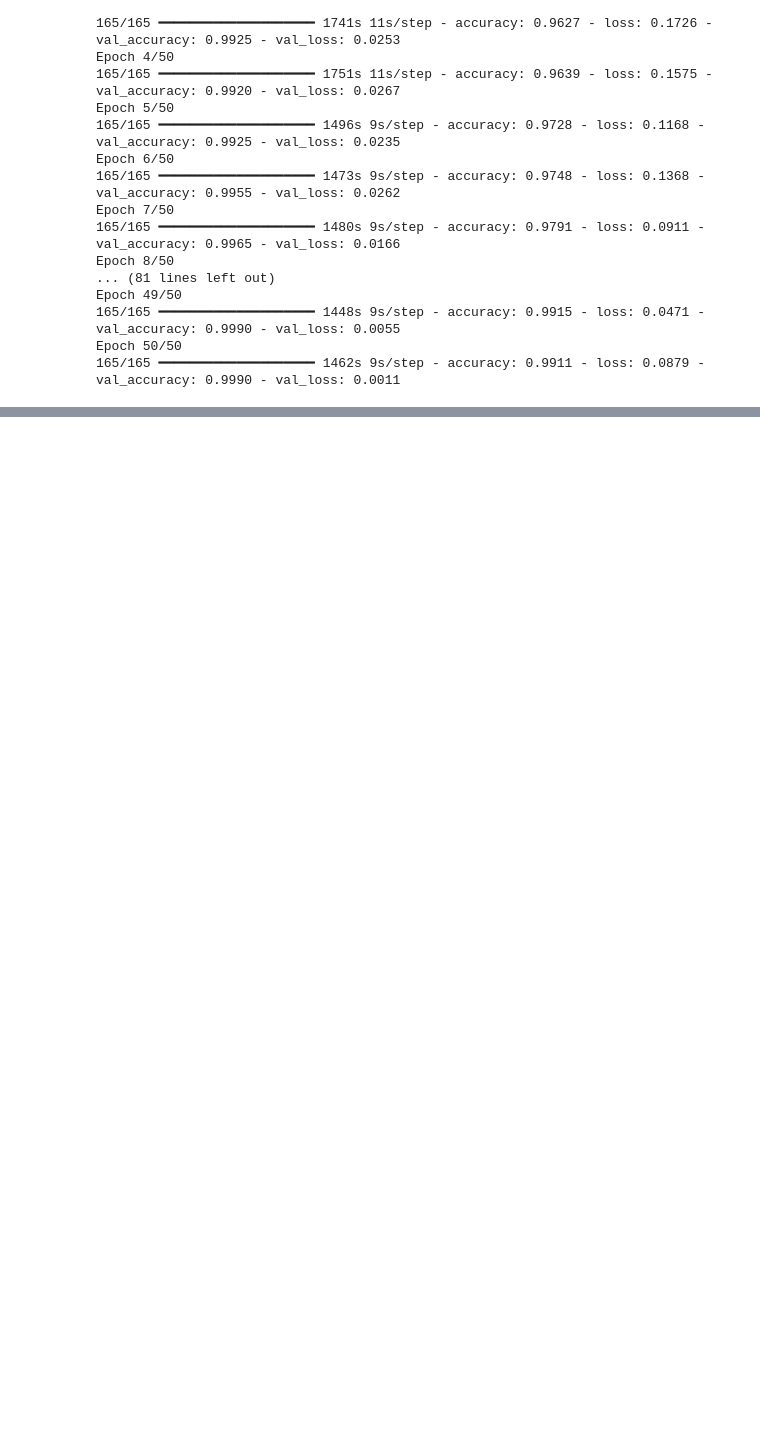
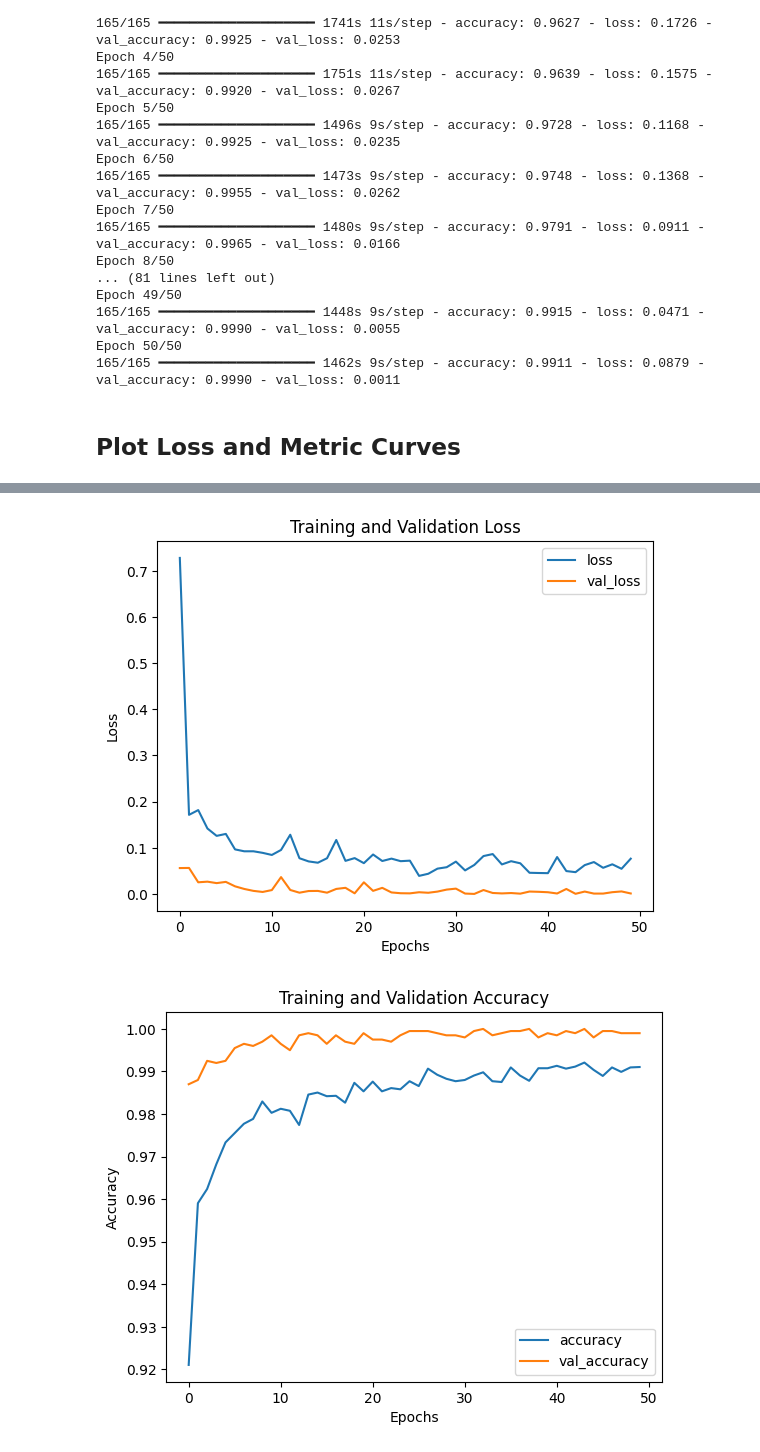
Before and after one commit to Karner-David/Furniture-Image-Classifier, a Jupyter notebook: Furniture Image Classification Practice.ipynb, the cells around one changed output, grey strips where cells are left out. Cells and saved outputs as stored; diff of their text form; code cells hidden in the pictures; blank space fills up the shorter version.

Commit message:
added loss and accuracy plots

```diff
--- a/Furniture Image Classification Practice.ipynb
+++ b/Furniture Image Classification Practice.ipynb
@@ -197,3 +197,22 @@ Epoch 49/50
 165/165 ━━━━━━━━━━━━━━━━━━━━ 1448s 9s/step - accuracy: 0.9915 - loss: 0.0471 - val_accuracy: 0.9990 - val_loss: 0.0055
 Epoch 50/50
 165/165 ━━━━━━━━━━━━━━━━━━━━ 1462s 9s/step - accuracy: 0.9911 - loss: 0.0879 - val_accuracy: 0.9990 - val_loss: 0.0011
+# %% [markdown]
+## Plot Loss and Metric Curves
+# %%
+!{sys.executable} -m pip install pandas
+import pandas as pd
+
+history_frame = pd.DataFrame(history.history)
+history_frame.loc[:, ['loss', 'val_loss']].plot()
+plt.xlabel('Epochs')
+plt.ylabel('Loss')
+plt.title('Training and Validation Loss')
+plt.show()
+
+history_frame.loc[:, ['accuracy', 'val_accuracy']].plot()
+plt.xlabel('Epochs')
+plt.ylabel('Accuracy')
+plt.title('Training and Validation Accuracy')
+plt.show()
+# %% [output]
@@ -199,0 +228,2 @@ Epoch 50/50
+[figure, added]
+[figure, added]
```
Also changed, not shown: parts of 1 cell of this notebook, 3 other files.
